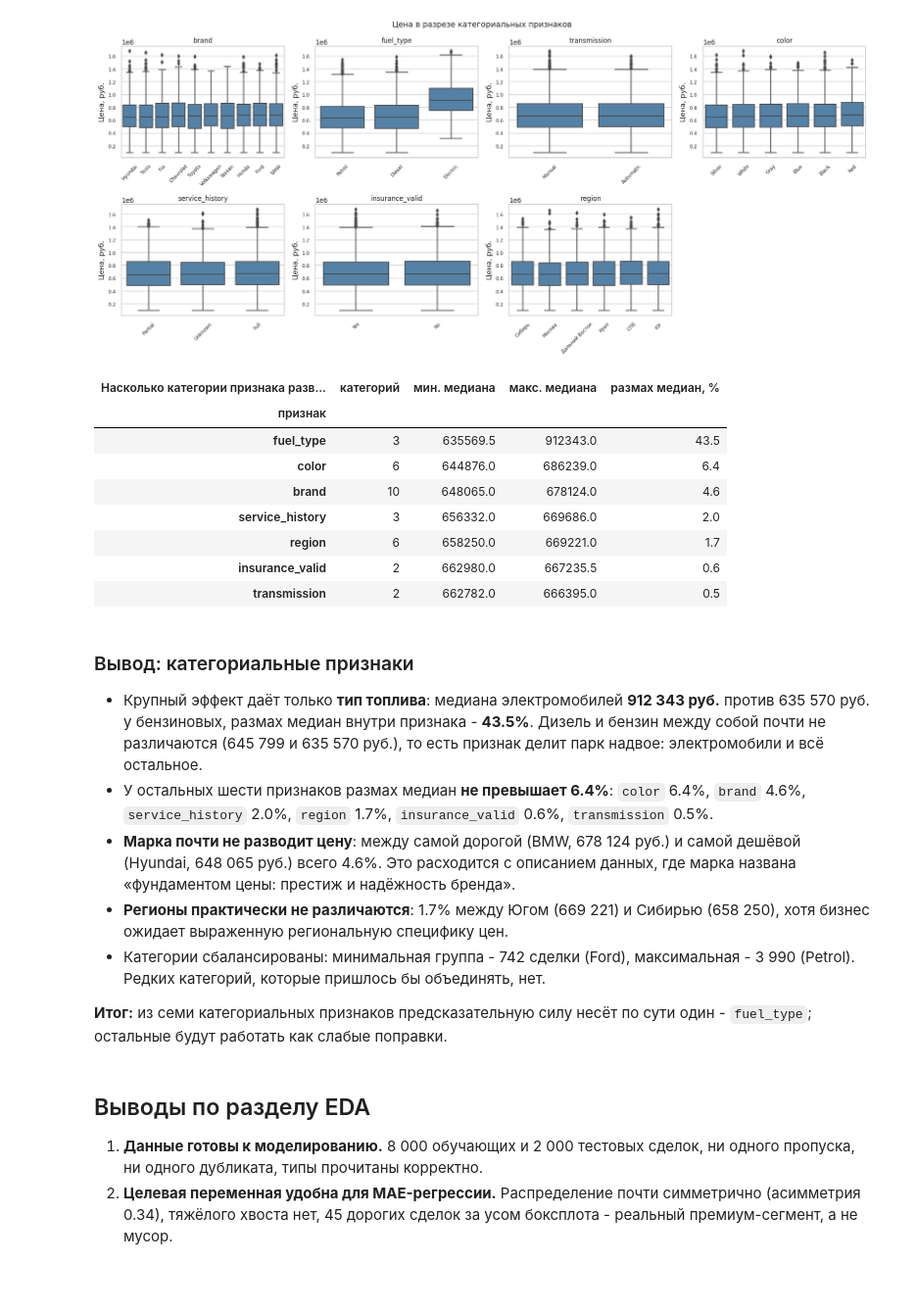
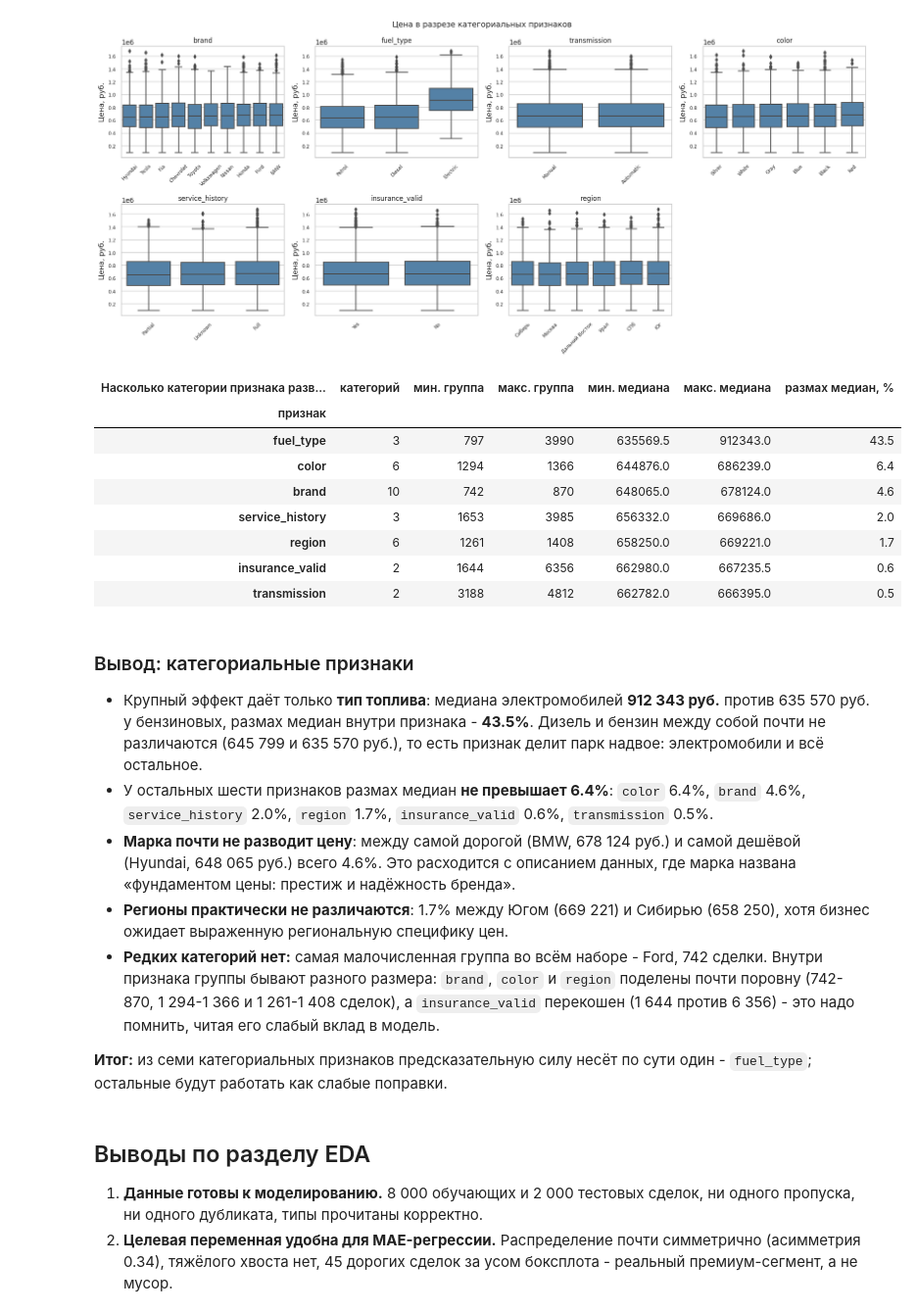
Before and after one commit to sergeyshmagin/MLDS, a Jupyter notebook: 51c3ffbf-518e-4434-b5db-bf800092ea64.ipynb, the cells around one changed output. Shown at 98% size. Saved outputs shown, nothing was run; the diff lists cells and outputs as text; code cells hidden in the pictures; blank space fills up the shorter version.

```diff
--- a/51c3ffbf-518e-4434-b5db-bf800092ea64.ipynb
+++ b/51c3ffbf-518e-4434-b5db-bf800092ea64.ipynb
@@ -646,28 +647,30 @@ plt.show()
 # %%
 category_spread = pd.DataFrame([
     {
         'признак': column,
         'категорий': train_full[column].nunique(),
+        'мин. группа': int(train_full[column].value_counts().min()),
+        'макс. группа': int(train_full[column].value_counts().max()),
         'мин. медиана': train_full.groupby(column)[TARGET].median().min(),
         'макс. медиана': train_full.groupby(column)[TARGET].median().max(),
         'размах медиан, %': round(
             (train_full.groupby(column)[TARGET].median().max()
              / train_full.groupby(column)[TARGET].median().min() - 1) * 100, 1),
     }
     for column in CAT_FEATURES
 ]).set_index('признак').sort_values('размах медиан, %', ascending=False)
 category_spread.columns.name = 'Насколько категории признака разводят цену'
 display(category_spread)
 # %% [output]
-| Насколько категории признака разв... | категорий | мин. медиана | макс. медиана | размах медиан, % |
-| признак |  |  |  |  |
-| fuel_type | 3 | 635569.5 | 912343.0 | 43.5 |
-| color | 6 | 644876.0 | 686239.0 | 6.4 |
-| brand | 10 | 648065.0 | 678124.0 | 4.6 |
-| service_history | 3 | 656332.0 | 669686.0 | 2.0 |
-| region | 6 | 658250.0 | 669221.0 | 1.7 |
-| insurance_valid | 2 | 662980.0 | 667235.5 | 0.6 |
-| transmission | 2 | 662782.0 | 666395.0 | 0.5 |
+| Насколько категории признака разв... | категорий | мин. группа | макс. группа | мин. медиана | макс. медиана | размах медиан, % |
+| признак |  |  |  |  |  |  |
+| fuel_type | 3 | 797 | 3990 | 635569.5 | 912343.0 | 43.5 |
+| color | 6 | 1294 | 1366 | 644876.0 | 686239.0 | 6.4 |
+| brand | 10 | 742 | 870 | 648065.0 | 678124.0 | 4.6 |
+| service_history | 3 | 1653 | 3985 | 656332.0 | 669686.0 | 2.0 |
+| region | 6 | 1261 | 1408 | 658250.0 | 669221.0 | 1.7 |
+| insurance_valid | 2 | 1644 | 6356 | 662980.0 | 667235.5 | 0.6 |
+| transmission | 2 | 3188 | 4812 | 662782.0 | 666395.0 | 0.5 |
 # %% [markdown]
 ### Вывод: категориальные признаки
 
@@ -682,8 +685,10 @@ display(category_spread)
   «фундаментом цены: престиж и надёжность бренда».
 * **Регионы практически не различаются**: 1.7% между Югом (669 221) и Сибирью (658 250),
   хотя бизнес ожидает выраженную региональную специфику цен.
-* Категории сбалансированы: минимальная группа - 742 сделки (Ford), максимальная - 3 990
-  (Petrol). Редких категорий, которые пришлось бы объединять, нет.
+* **Редких категорий нет:** самая малочисленная группа во всём наборе - Ford, 742 сделки.
+  Внутри признака группы бывают разного размера: `brand`, `color` и `region` поделены почти
+  поровну (742-870, 1 294-1 366 и 1 261-1 408 сделок), а `insurance_valid` перекошен
+  (1 644 против 6 356) - это надо помнить, читая его слабый вклад в модель.
 
 **Итог:** из семи категориальных признаков предсказательную силу несёт по сути один -
 `fuel_type`; остальные будут работать как слабые поправки.
```
Also changed, not shown: parts of 14 cells of this notebook, 2 other files.
